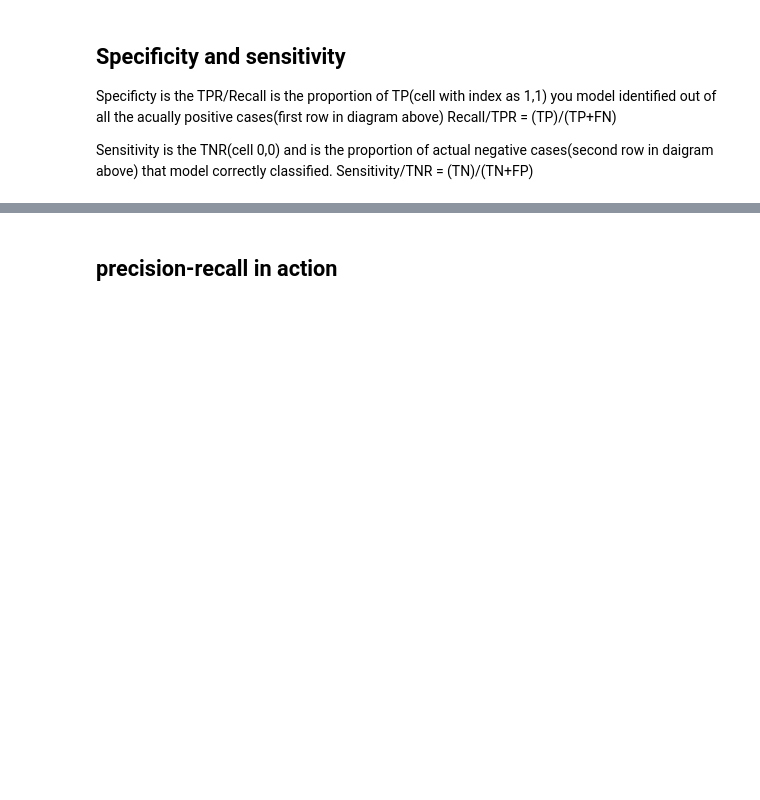
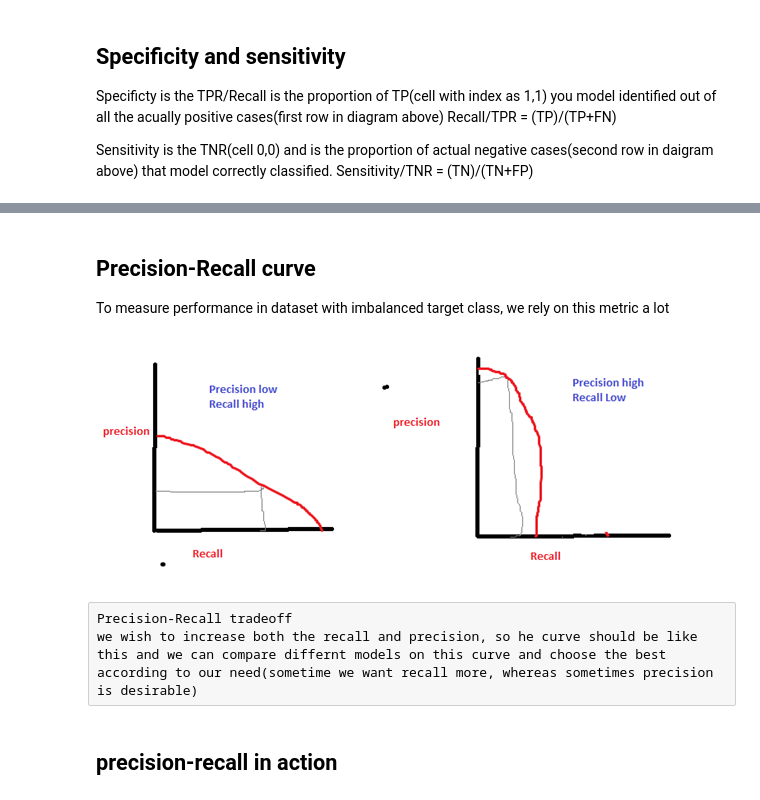
Before and after one commit to pat-123/misc, a Jupyter notebook: notebooks/classification_eval.ipynb, the cells around one changed output, grey strips where cells are left out. Saved outputs shown, nothing was run; the diff lists cells and outputs as text; code cells hidden in the pictures; blank space fills up the shorter version.

```diff
--- a/notebooks/classification_eval.ipynb
+++ b/notebooks/classification_eval.ipynb
@@ -64,3 +68,13 @@ we wish to increase both the recall and precision, so he curve should be like th
+# %% [markdown]
+## Precision-Recall curve
+To measure performance in dataset with imbalanced target class, we rely on this metric a lot
+# %%
+Image(filename=img_3)
+# %% [output]
+[figure, added]
+# %% [raw]
+Precision-Recall tradeoff
+we wish to increase both the recall and precision, so he curve should be like this and we can compare differnt models on this curve and choose the best according to our need(sometime we want recall more, whereas sometimes precision is desirable)
 # %% [markdown]
 ## precision-recall in action
 # %%
```
Also changed, not shown: parts of 16 cells of this notebook, 5 other files.
